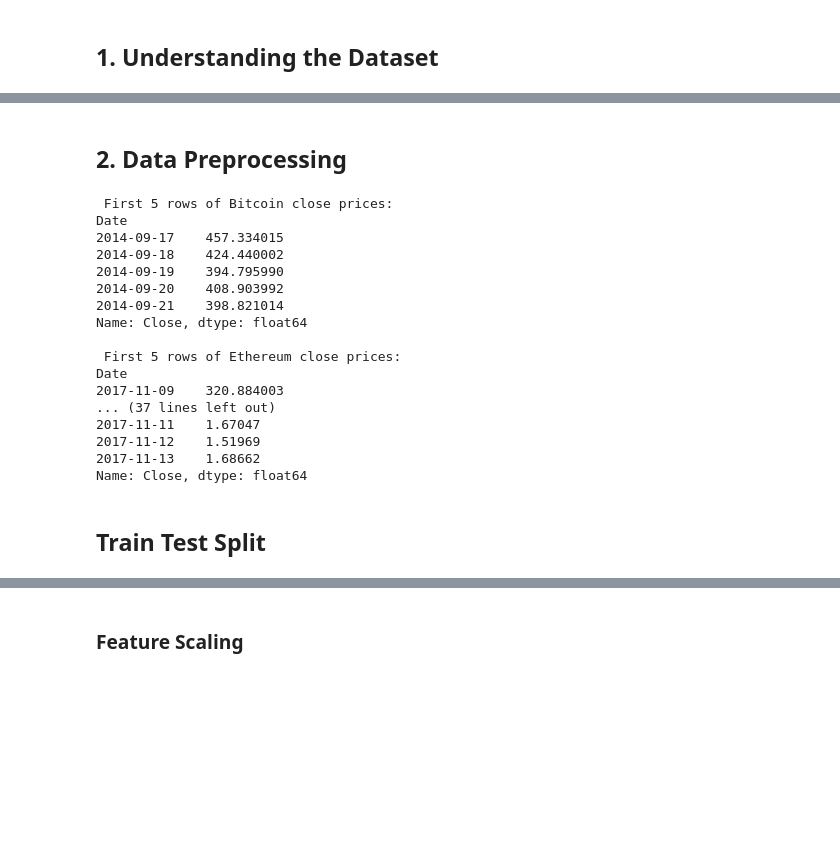
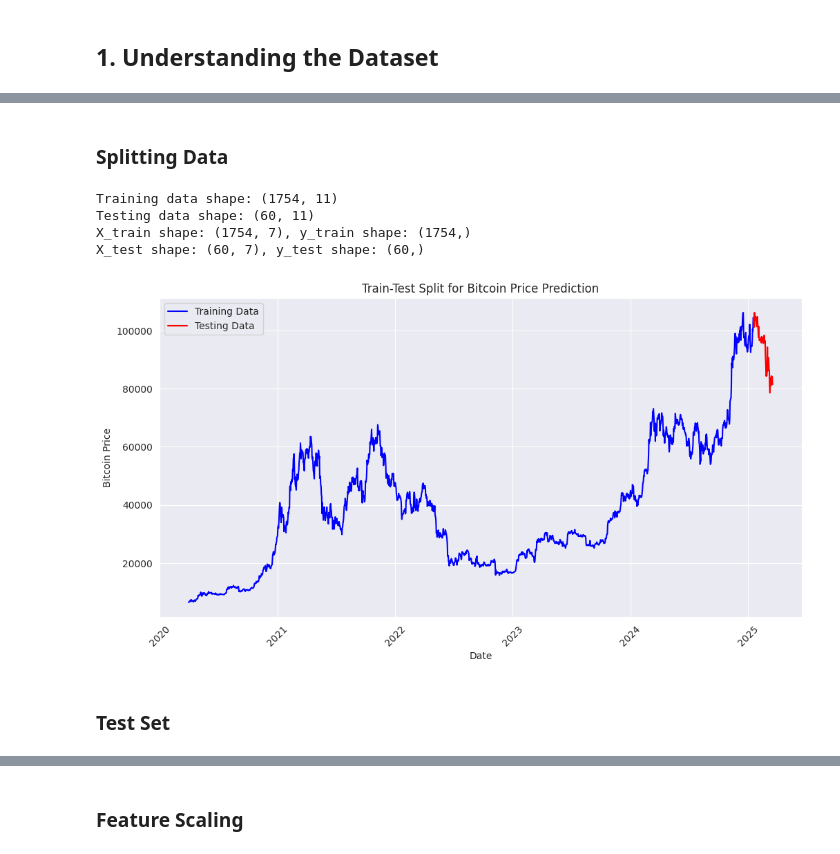
Before and after one commit to bonareri/Cryptocurrency-Price-Prediction-, a Jupyter notebook: Copy_of_lstm_model.ipynb, the cells around one changed output, grey strips where cells are left out. Drawn from its saved outputs; the diff is of its cells as text; code cells hidden in the pictures; blank space fills up the shorter version.

```diff
--- a/Copy_of_lstm_model.ipynb
+++ b/Copy_of_lstm_model.ipynb
@@ -179,2 +241,2 @@ memory usage: 125.9 KB
 # %% [markdown]
-## 2. Data Preprocessing
+### Splitting Data
@@ -188,24 +243,50 @@ for coin, df in crypto_data.items():
-# %%
-for coin, df in crypto_close.items():
-  print(f"\n First 5 rows of {coin.capitalize()} close prices:")
-  print(df.head())
-# %% [output]
- First 5 rows of Bitcoin close prices:
-Date
-2014-09-17    457.334015
-2014-09-18    424.440002
-2014-09-19    394.795990
-2014-09-20    408.903992
-2014-09-21    398.821014
-Name: Close, dtype: float64
-
- First 5 rows of Ethereum close prices:
-Date
-2017-11-09    320.884003
-... (37 lines left out)
-2017-11-11    1.67047
-2017-11-12    1.51969
-2017-11-13    1.68662
-Name: Close, dtype: float64
+# %%
+# Define the number of days for testing
+test_days = 60
+
+# Split the data
+train_data = df.iloc[:-test_days]  # All data except last 60 days
+test_data = df.iloc[-test_days:]   # Last 60 days for testing
+
+# Print dataset sizes
+print(f"Training data shape: {train_data.shape}")
+print(f"Testing data shape: {test_data.shape}")
+
+# Separate features and target variable (Close Price)
+features = ["Volume", "EMA_10", "EMA_20", "EMA_50", "RSI_14", "MACD", "MACD_Signal"]
+target = "Close"
+
+X_train, y_train = train_data[features], train_data[target]
+X_test, y_test = test_data[features], test_data[target]
+
+print(f"X_train shape: {X_train.shape}, y_train shape: {y_train.shape}")
+print(f"X_test shape: {X_test.shape}, y_test shape: {y_test.shape}")
+# %% [output]
+Training data shape: (1754, 11)
+Testing data shape: (60, 11)
+X_train shape: (1754, 7), y_train shape: (1754,)
+X_test shape: (60, 7), y_test shape: (60,)
+# %%
+plt.figure(figsize=(12, 6))
+
+# Highlight the training data
+plt.plot(train_data.index, train_data["Close"], label="Training Data", color="blue")
+
+# Highlight the testing data
+plt.plot(test_data.index, test_data["Close"], label="Testing Data", color="red")
+
+# Labels and title
+plt.xlabel("Date")
+plt.ylabel("Bitcoin Price")
+plt.title("Train-Test Split for Bitcoin Price Prediction")
+plt.legend()
+
+# Rotate x-axis labels for better readability
+plt.xticks(rotation=45)
+
+# Show the plot
+plt.show()
+# %% [output]
+[figure, added]
 # %% [markdown]
-## Train Test Split
+### Test Set
```
Also changed, not shown: parts of 63 cells of this notebook.
